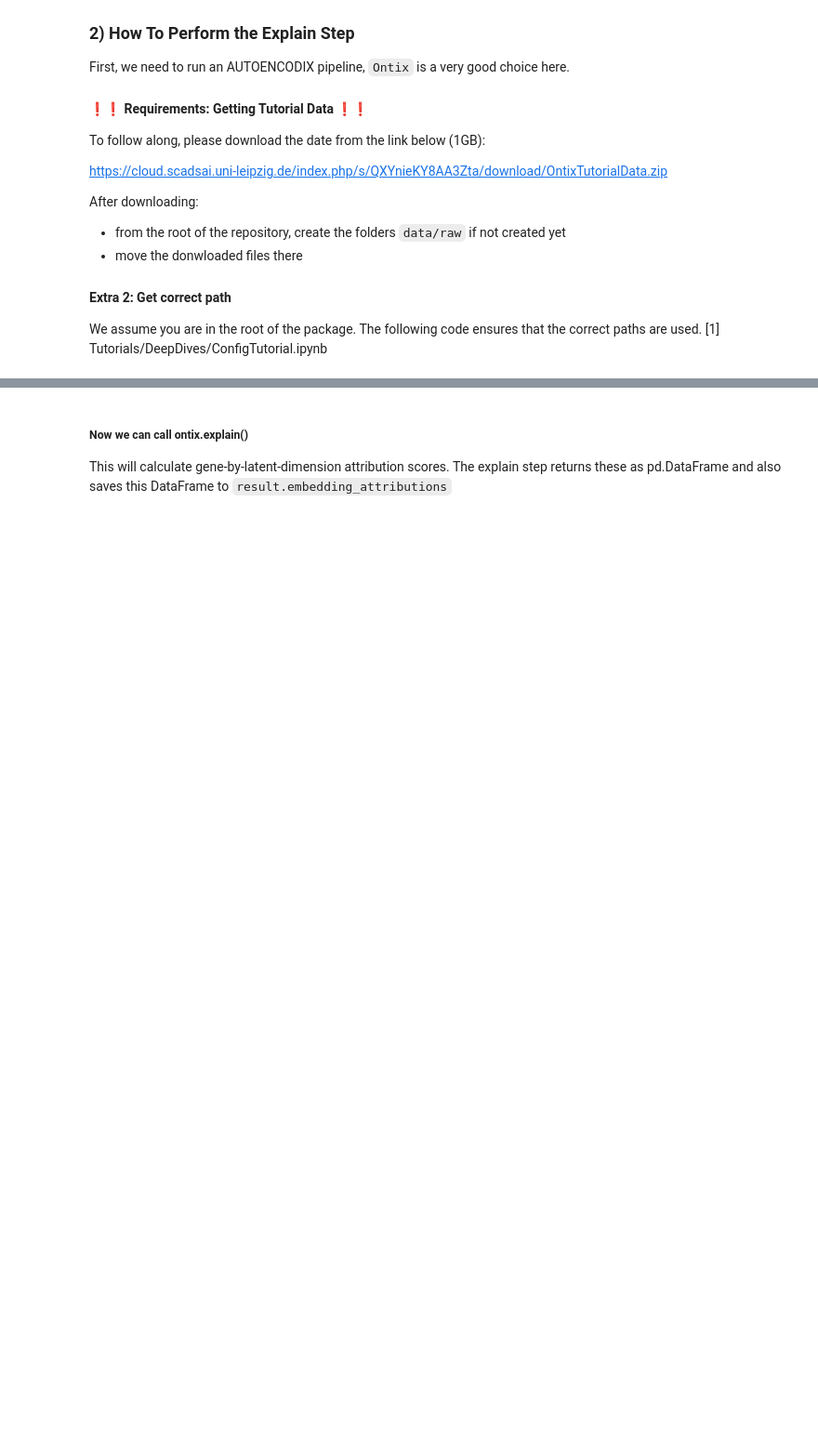
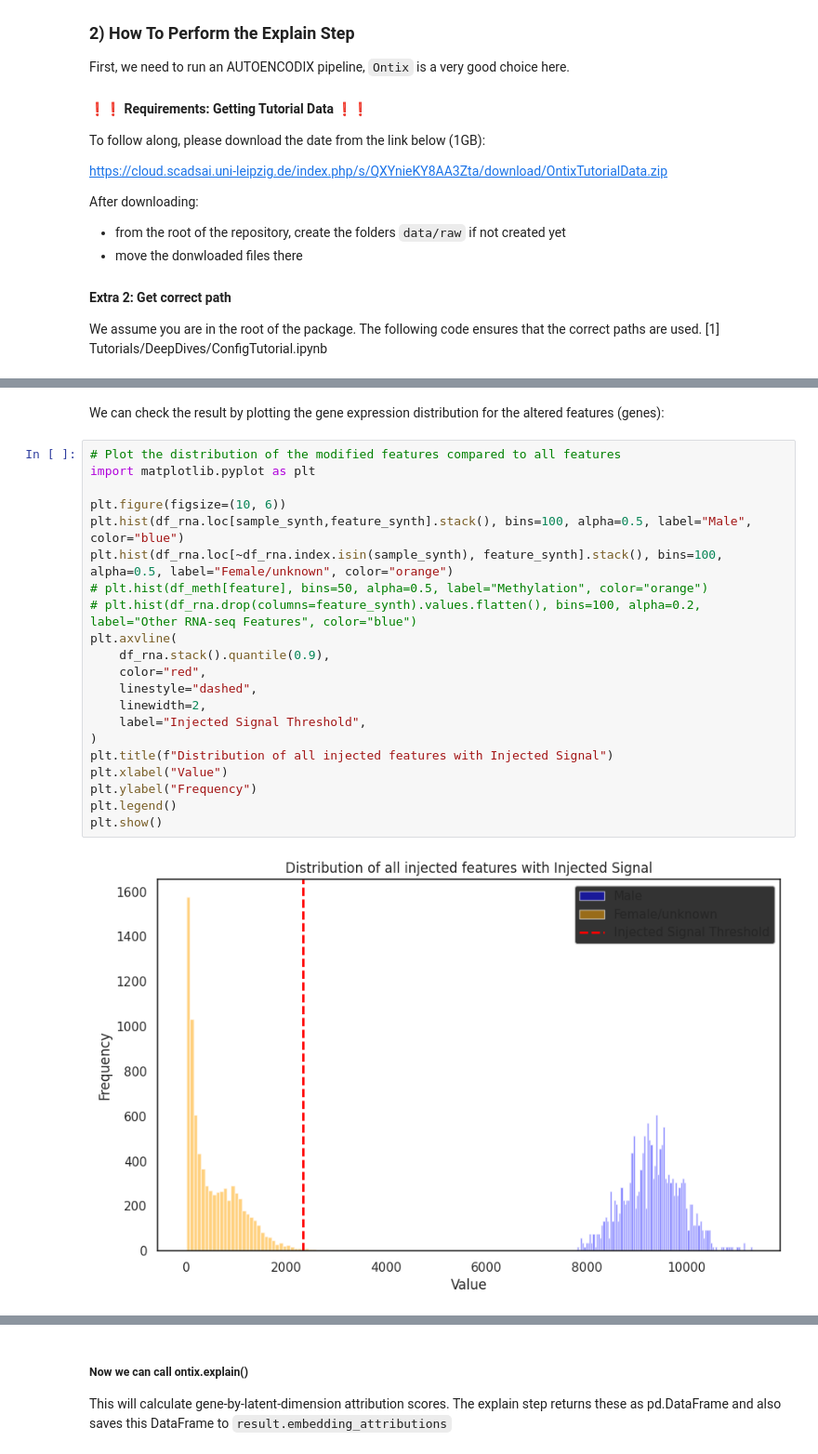
Before and after one commit to Kavlahkaff/autoencodix_package, a Jupyter notebook: Tutorials/DeepDives/ExplainStep.ipynb, the cells around one changed output, grey strips where cells are left out. Shown at 93% size. Saved outputs shown, nothing was run; the diff lists cells and outputs as text; blank space fills up the shorter version.

```diff
--- a/Tutorials/DeepDives/ExplainStep.ipynb
+++ b/Tutorials/DeepDives/ExplainStep.ipynb
@@ -38,0 +97,25 @@ Changed to: /Users/maximilianjoas/development/autoencodix_package
+# %% [markdown]
+We can check the result by plotting the gene expression distribution for the altered features (genes):
+# %%
+# Plot the distribution of the modified features compared to all features
+import matplotlib.pyplot as plt
+
+plt.figure(figsize=(10, 6))
+plt.hist(df_rna.loc[sample_synth,feature_synth].stack(), bins=100, alpha=0.5, label="Male", color="blue")
+plt.hist(df_rna.loc[~df_rna.index.isin(sample_synth), feature_synth].stack(), bins=100, alpha=0.5, label="Female/unknown", color="orange")
+# plt.hist(df_meth[feature], bins=50, alpha=0.5, label="Methylation", color="orange")
+# plt.hist(df_rna.drop(columns=feature_synth).values.flatten(), bins=100, alpha=0.2, label="Other RNA-seq Features", color="blue")
+plt.axvline(
+	df_rna.stack().quantile(0.9),
+	color="red",
+	linestyle="dashed",
+	linewidth=2,
+	label="Injected Signal Threshold",
+)
+plt.title(f"Distribution of all injected features with Injected Signal")
+plt.xlabel("Value")
+plt.ylabel("Frequency")
+plt.legend()
+plt.show()
+# %% [output]
+[figure, added]
```
Also changed, not shown: parts of 17 cells of this notebook, 2 other files.
